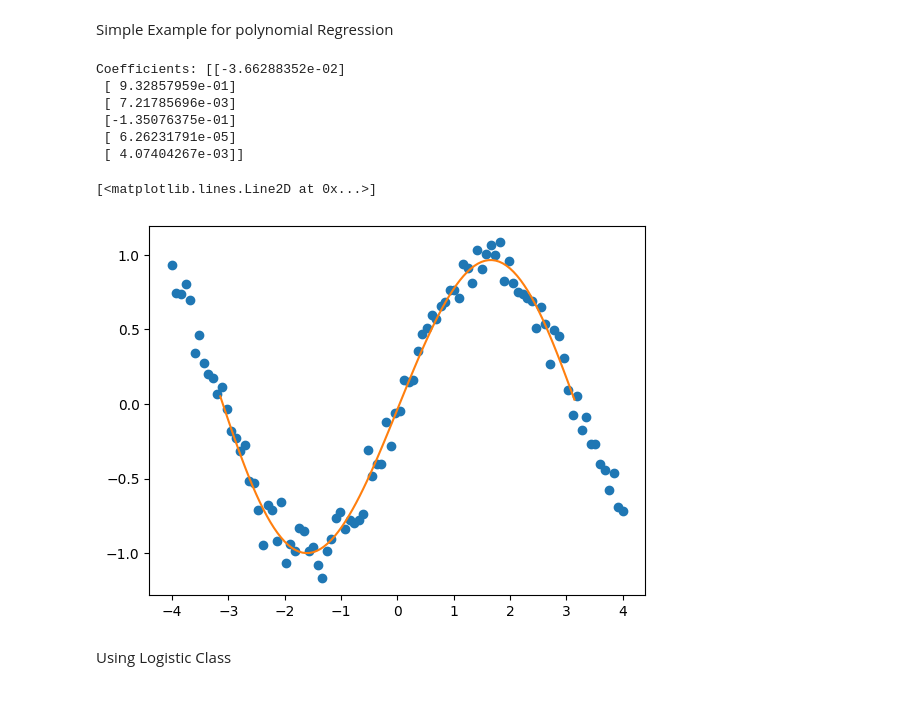
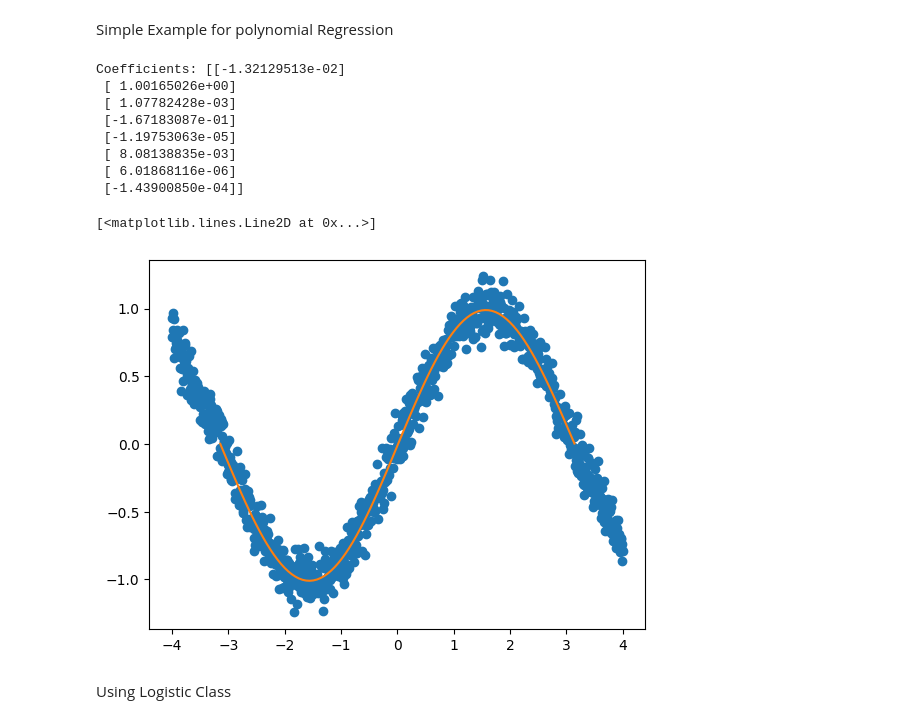
Before and after one commit to cherifseye/CogniCraft, a Jupyter notebook: LinearModels/examples.ipynb, the cells around one changed output. Saved outputs shown, nothing was run; the diff lists cells and outputs as text; code cells hidden in the pictures.

```diff
--- a/LinearModels/examples.ipynb
+++ b/LinearModels/examples.ipynb
@@ -98,24 +98,26 @@ Simple Example for polynomial Regression
 # %%
 #The act that we take sin as example is the fact that we express it in a Taylor Form
 np.random.seed(0)
-X = np.linspace(-4, 4, 100).reshape(100, 1)
-y = np.sin(X) + np.random.randn(100, 1)/10
-poly_regression = PolynomialRegression(degree=5)
+X = np.linspace(-4, 4, 1000).reshape(1000, 1)
+y = np.sin(X) + np.random.randn(1000, 1)/10
+poly_regression = PolynomialRegression(degree=7)
 poly_regression.fit(X, y)
 new_X = np.linspace(-np.pi, np.pi, 100).reshape(-1, 1)
 predicted_y = poly_regression.predict(new_X)
 print("Coefficients:", poly_regression.coef)
 plt.plot(X, y, 'o', label='Test Data')
 plt.plot(new_X, predicted_y, label='Polynimial Prediction')
 # %% [output]
-Coefficients: [[-3.66288352e-02]
- [ 9.32857959e-01]
- [ 7.21785696e-03]
- [-1.35076375e-01]
- [ 6.26231791e-05]
- [ 4.07404267e-03]]
+Coefficients: [[-1.32129513e-02]
+ [ 1.00165026e+00]
+ [ 1.07782428e-03]
+ [-1.67183087e-01]
+ [-1.19753063e-05]
+ [ 8.08138835e-03]
+ [ 6.01868116e-06]
+ [-1.43900850e-04]]
 [<matplotlib.lines.Line2D at 0x...>]
-[figure, old version]
+[figure, new version]
 # %% [markdown]
 Using Logistic Class
 # %%
```
Also changed, not shown: 2 other files.
